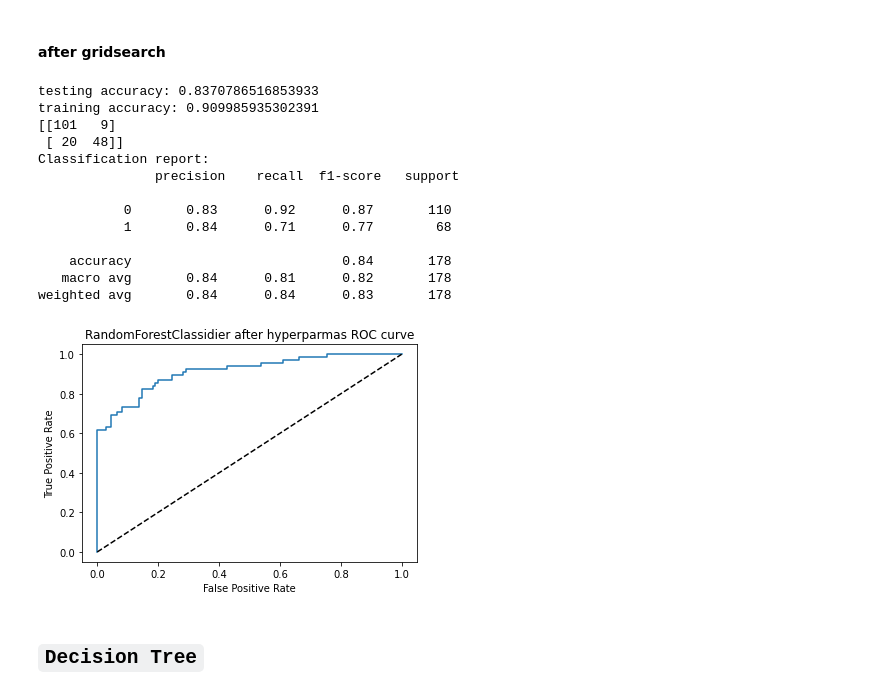
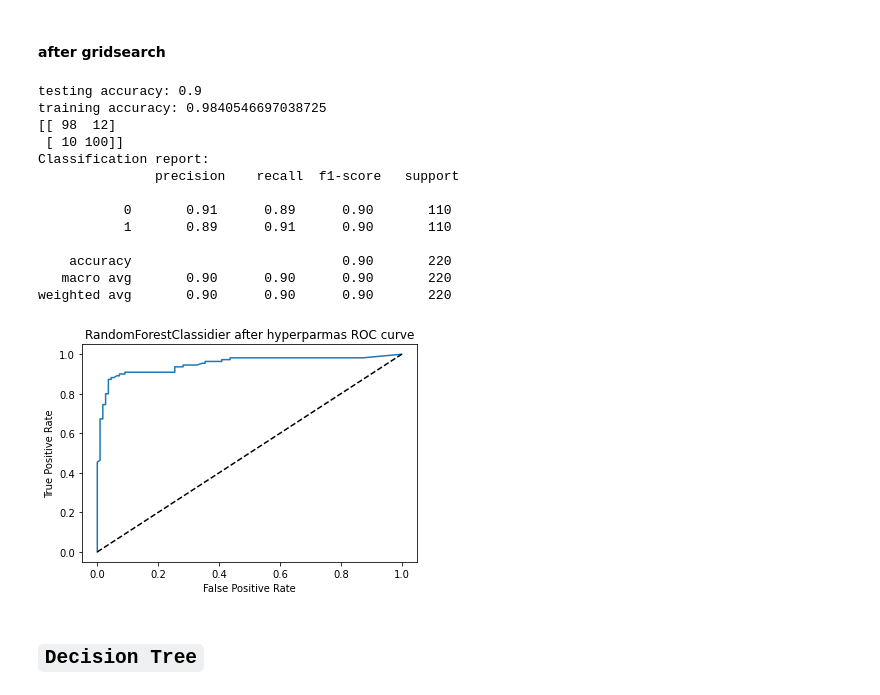
Before and after one commit to sethhardik/SHALA2020, a Jupyter notebook: Assignment_ML_L2.ipynb, the cells around one changed output. Drawn from its saved outputs; the diff is of its cells as text; code cells hidden in the pictures.

```diff
--- a/Assignment_ML_L2.ipynb
+++ b/Assignment_ML_L2.ipynb
@@ -135,4 +121,0 @@ print(Y.shape)
-# %%
-X=X.drop(["Ticket","Name","PassengerId"],axis=1)     # removing not important columns
-titanic_data=titanic_data.drop(["Ticket","Name","PassengerId"],axis=1)
-X.head()
@@ -189,0 +193,5 @@ X.shape
+# %%
+X = titanic_data.drop(["Survived"],axis=1)
+Y = titanic_data.Survived
+print(X.shape)
+print(Y.shape)
@@ -271,22 +282,20 @@ Mean Score: 80.20684371807967 %
 # %% [markdown]
 ### `grid search for hyperparameters`
 # %%
-# parameters={
-#     'n_estimators'      : [100,200,320,330,340,50],
-#     'max_depth'         : [8, 9, 10, 11, 12,15],
-#     'random_state'      : [0,1,5,100],
-#     'bootstrap'         : [True,False]
-# }
-# rfc_new=RandomForestClassifier()
-# grid_search=GridSearchCV(
-#     estimator=rfc_new,
-#     param_grid=parameters,
-#     scoring="roc_auc",
-#     n_jobs=-1,
-#     cv=10,
-#     verbose=True
-# )
-# grid_search.fit(x_train,y_train)
+parameters={
+    'n_estimators': [100,200,300],
+    'max_depth': [None,4,5,6,7],
+    'criterion': ['gini','entropy']
+}
+rfc_new=RandomForestClassifier()
+grid_search=GridSearchCV(
+    estimator=rfc_new,
+    param_grid=parameters,
+    n_jobs=-1,
+    cv=3,
+    verbose=True
+)
+grid_search.fit(x_train,y_train)
 
-# best_params = grid_search.best_params_
-# best_params
+best_params = grid_search.best_params_
+best_params
@@ -293,27 +308,27 @@ Mean Score: 80.20684371807967 %
 # %% [markdown]
 #### after gridsearch
 # %%
-rfc_hyper=RandomForestClassifier(max_depth= 8, n_estimators= 330, random_state= 1)
+rfc_hyper=RandomForestClassifier( n_estimators= 300)
 rfc_hyper.fit(x_train,y_train)
 all_score(rfc_hyper)
 
 # roc curve
 roc_curve_do("RandomForestClassidier after hyperparmas",rfc_hyper)
 # %% [output]
-testing accuracy: 0.8370786516853933
-training accuracy: 0.909985935302391
-[[101   9]
- [ 20  48]]
+testing accuracy: 0.9
+training accuracy: 0.9840546697038725
+[[ 98  12]
+ [ 10 100]]
 Classification report:
                precision    recall  f1-score   support
 
-           0       0.83      0.92      0.87       110
-           1       0.84      0.71      0.77        68
+           0       0.91      0.89      0.90       110
+           1       0.89      0.91      0.90       110
 
-    accuracy                           0.84       178
-   macro avg       0.84      0.81      0.82       178
-weighted avg       0.84      0.84      0.83       178
+    accuracy                           0.90       220
+   macro avg       0.90      0.90      0.90       220
+weighted avg       0.90      0.90      0.90       220
-[figure, old version]
+[figure, new version]
 # %% [markdown]
 ## `Decision Tree`
 # %%
```
Also changed, not shown: parts of 31 cells of this notebook.
